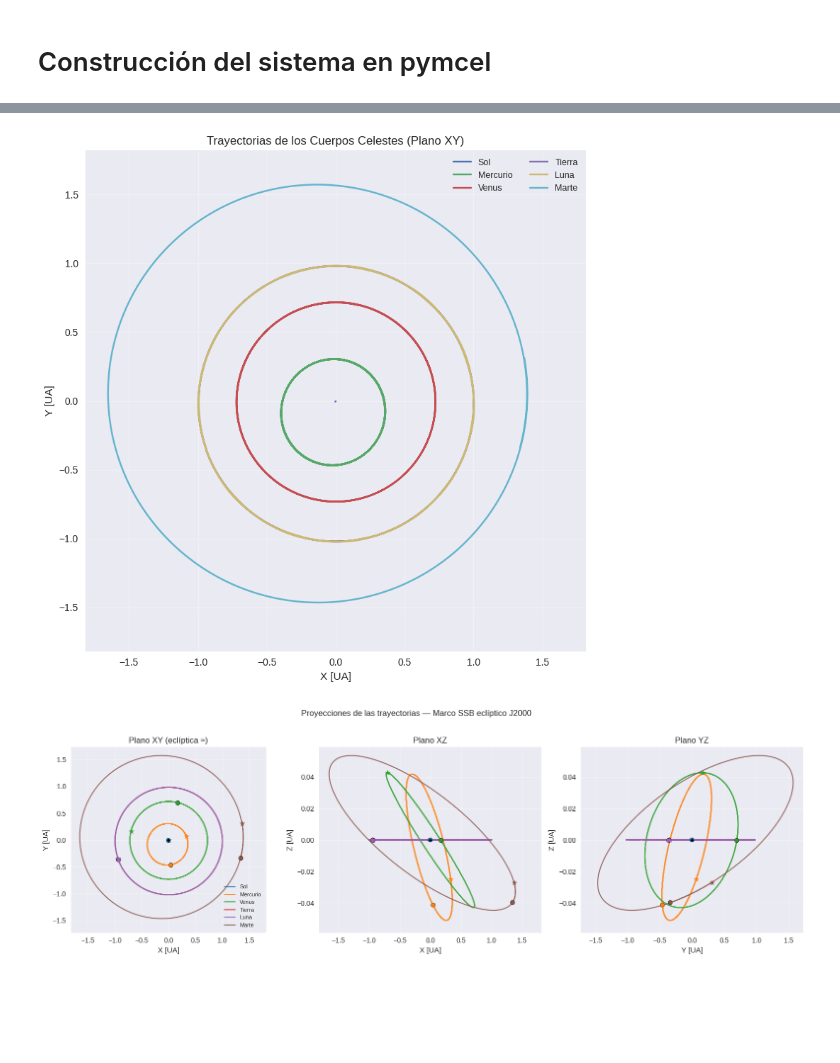
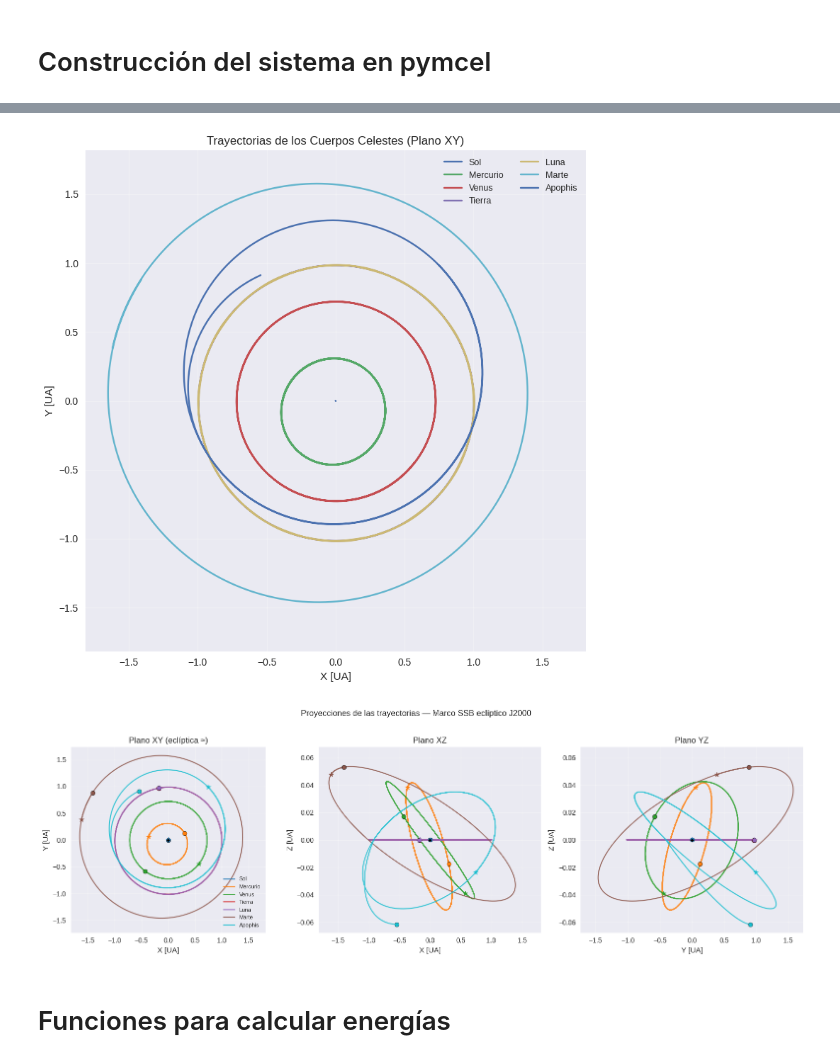
Before and after one commit to Daniel-534/Astroestadistica, a Jupyter notebook: ITM/Main.ipynb, the cells around one changed output, grey strips where cells are left out. Drawn from its saved outputs; the diff is of its cells as text; code cells hidden in the pictures; blank space fills up the shorter version.

```diff
--- a/ITM/Main.ipynb
+++ b/ITM/Main.ipynb
@@ -235,7 +196,7 @@ CUERPOS = [
     ('Apophis',   '99942', 'smallbody', mu_apophis_SI),
 ]
 
-epochs_ini = '2026-04-11'  # Solo una fecha
+epochs_ini = '2029-01-01'  # Solo una fecha
 
 estados_ini = {}
 
@@ -371,25 +322,24 @@ plt.axis("equal")
 plt.style.use("seaborn-v0_8")
 plt.figure(figsize=(10, 8))
 
-# Calculate the maximum extent of the orbits in AU for dynamic plot limits
+
 max_coord = 0
 
-# Find the index of 'Marte'
-marte_index = nombres_sim.index('Marte')
 
-# Iterate only up to and including Mars
-for i, nombre in enumerate(nombres_sim[:marte_index + 1]):
-    # rs is already in AU (canonical unit system from the integration)
+bodies_to_plot = nombres_sim[:nombres_sim.index('Marte') + 1]
+if 'Apophis' in nombres_sim:
+    bodies_to_plot.append('Apophis')
+
+for nombre in bodies_to_plot:
+    i = nombres_sim.index(nombre) # Get the original index from the full list
     r_plot_x = rs[i, :, 0]
     r_plot_y = rs[i, :, 1]
     plt.plot(r_plot_x, r_plot_y, label=nombre)
 
-    # Update max_coord to encompass all trajectories
     max_x = np.max(np.abs(r_plot_x))
     max_y = np.max(np.abs(r_plot_y))
     max_coord = max(max_coord, max_x, max_y)
 
-# Set plot limits with some padding
 plot_limit = max_coord * 1.1
 plt.xlim(-plot_limit, plot_limit)
 plt.ylim(-plot_limit, plot_limit)
@@ -403,9 +353,8 @@ plt.gca().set_aspect('equal', adjustable='box')
 plt.tight_layout()
 plt.show()
 # %% [output]
-[figure, old version]
+[figure, new version]
 # %%
-# Proyecciones de órbitas en planos coordenados
 fig, axes = plt.subplots(1, 3, figsize=(16, 5))
 
 planos = [
@@ -414,56 +363,60 @@ planos = [
     (1, 2, 'Y [UA]', 'Z [UA]', 'Plano YZ'),
 ]
 
-# Colors for each body
 colores = {nombre: plt.cm.tab10(i) for i, nombre in enumerate(nombres_sim)}
 
-# Find the index of 'Marte'
-marte_index = nombres_sim.index('Marte')
+
+bodies_to_plot = nombres_sim[:nombres_sim.index('Marte') + 1]
+if 'Apophis' in nombres_sim:
+    bodies_to_plot.append('Apophis')
 
 for ax, (ix, iy, xl, yl, titulo) in zip(axes, planos):
     max_val_x_current_plane = 0
     max_val_y_current_plane = 0
 
-    for i, nombre in enumerate(nombres_sim[:marte_index + 1]): # Plot only up to Mars
+    for nombre in bodies_to_plot:
+        i = nombres_sim.index(nombre)
         tray = rs[i]
         c = colores[nombre]
         ax.plot(tray[:, ix], tray[:, iy], '-', color=c, linewidth=1.5,
                 label=nombre, alpha=0.85)
-        # Punto inicial
+
         ax.scatter(tray[0, ix], tray[0, iy], s=40, color=c,
                    edgecolors='k', linewidths=0.4, zorder=5)
-        # Punto final (estrella)
+
         ax.scatter(tray[-1, ix], tray[-1, iy], s=60, color=c, marker='*', zorder=5)
 
-        # Update max_val_x and max_val_y for the current plane independently
+
         max_val_x_current_plane = max(max_val_x_current_plane, np.max(np.abs(tray[:, ix])))
         max_val_y_current_plane = max(max_val_y_current_plane, np.max(np.abs(tray[:, iy])))
 
-    # Set plot limits with some padding based on the current plane's max coordinates
     plot_limit_x = max_val_x_current_plane * 1.1
     plot_limit_y = max_val_y_current_plane * 1.1
 
     ax.set_xlim(-plot_limit_x, plot_limit_x)
     ax.set_ylim(-plot_limit_y, plot_limit_y)
 
-    # SSB (centro en origen)
+
     ax.scatter(0, 0, s=25, color='k', marker='+', zorder=6)
     ax.set_xlabel(xl)
     ax.set_ylabel(yl)
     ax.set_title(titulo)
 
-    # Conditionally set aspect ratio to amplify vertical axis for XZ and YZ
+
     if titulo == 'Plano XY (eclíptica ≈)':
-        ax.set_aspect('equal', adjustable='box') # Maintain equal aspect ratio for XY plane
+        ax.set_aspect('equal', adjustable='box')
+
     else:
-        ax.set_aspect('auto', adjustable='box') # Let matplotlib automatically adjust for XZ and YZ
+        ax.set_aspect('auto', adjustable='box')
 
-    if ax == axes[0]: # Add legend only to the first subplot
+    if ax == axes[0]:
         ax.legend(fontsize=8, loc='best')
     ax.grid(True, alpha=0.3)
 
 plt.suptitle('Proyecciones de las trayectorias — Marco SSB eclíptico J2000', fontsize=12, y=1.02)
 plt.tight_layout()
 plt.show()
 # %% [output]
-[figure, old version]
+[figure, new version]
+# %% [markdown]
+# Funciones para calcular energías
```
Also changed, not shown: parts of 10 cells of this notebook.
